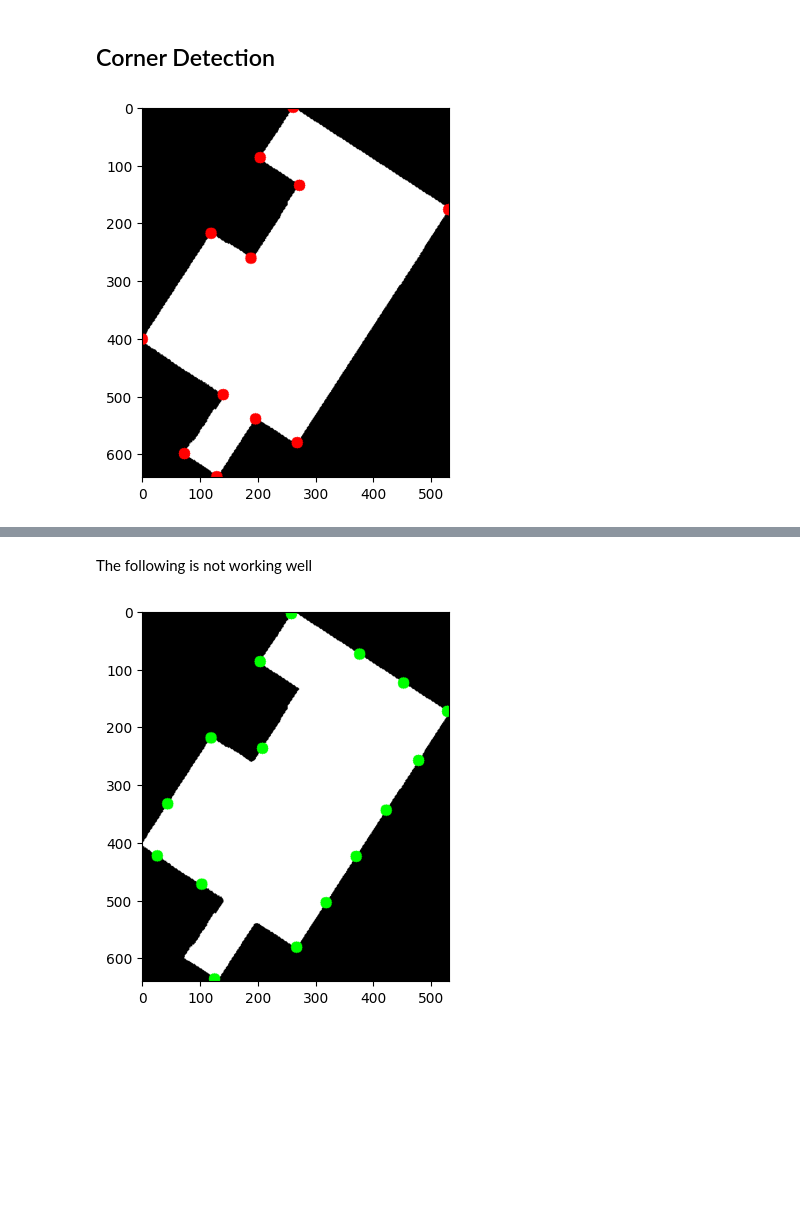
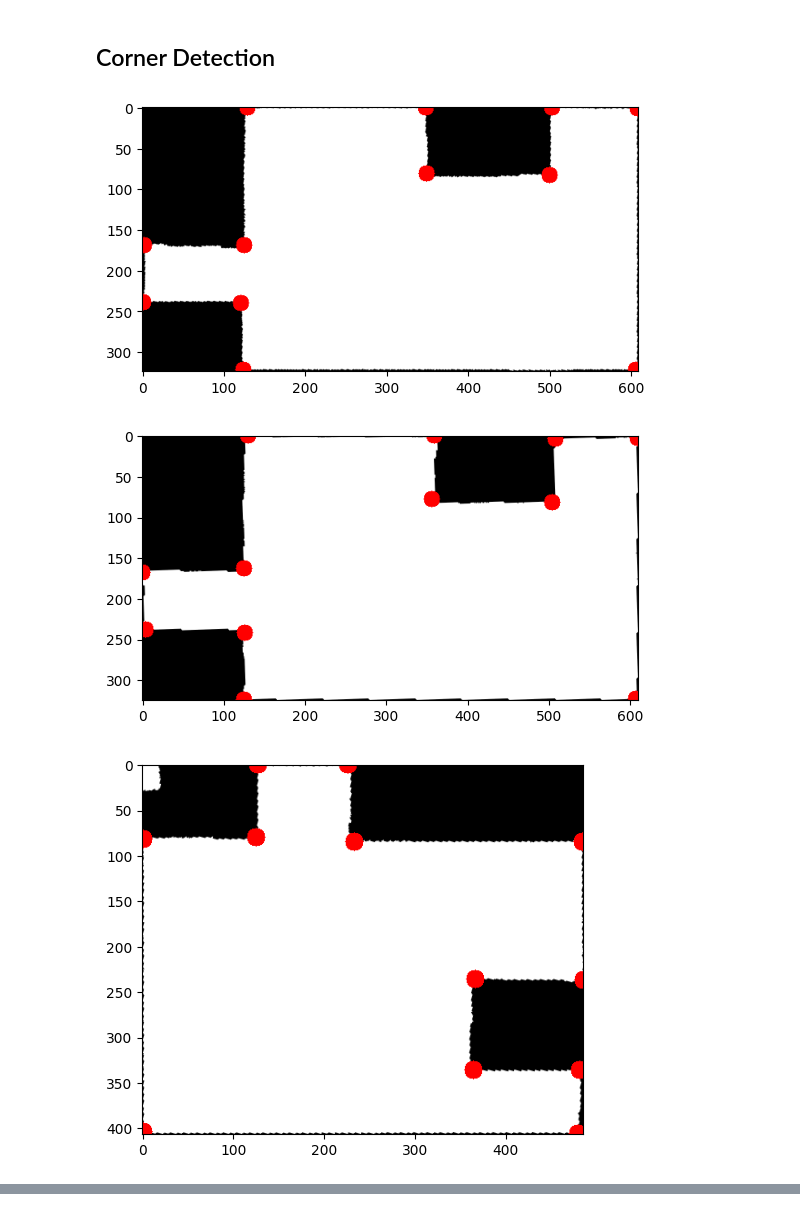
Before and after one commit to Mcapozzolo/PuzzleSimulator, a Jupyter notebook: image_processing/poc_opencv_01.ipynb, the cells around one changed output, grey strips where cells are left out. Saved outputs shown, nothing was run; the diff lists cells and outputs as text; code cells hidden in the pictures; blank space fills up the shorter version.

Commit message:
Improve piece detection

```diff
--- a/image_processing/poc_opencv_01.ipynb
+++ b/image_processing/poc_opencv_01.ipynb
@@ -38,11 +38,3 @@ def draw_bounding_boxes(image, boxes):
     return image
 
 contours, _ = cv2.findContours(thresh, cv2.RETR_EXTERNAL, cv2.CHAIN_APPROX_SIMPLE)
-
-pieces_image = image.copy()
-for i, c in enumerate(contours):
-    x, y, w, h = cv2.boundingRect(c)
-    cv2.rectangle(pieces_image, (x, y), (x + w, y + h), (0, 0, 255), 2)
-    cv2.putText(pieces_image, f"Piece {i+1}", (x, y - 10), cv2.FONT_HERSHEY_SIMPLEX, 0.6, (0, 0, 255), 2)
-
-show_image(pieces_image)
@@ -51,9 +40,0 @@ show_image(pieces_image)
-# %%
-pieces = []
-
-for c in contours:
-    x, y, w, h = cv2.boundingRect(c)
-    piece = thresh[y:y+h, x:x+w]
-    pieces.append(piece)
-
-    show_image(piece)
@@ -64,0 +81,3 @@ for c in contours:
+# %%
+for p in pieces:
+    show_image(p)
@@ -65,20 +92,21 @@ for c in contours:
 # %% [markdown]
 ## Corner Detection
 # %%
-example_piece = pieces[0]
+for p in pieces:
+    piece_contour, _ = cv2.findContours(p, cv2.RETR_EXTERNAL, cv2.CHAIN_APPROX_SIMPLE)
+    piece_contour = piece_contour[0]
 
-piece_contour, _ = cv2.findContours(example_piece, cv2.RETR_EXTERNAL, cv2.CHAIN_APPROX_SIMPLE)
-piece_contour = piece_contour[0]
+    epsilon = 0.01 * cv2.arcLength(piece_contour, True)
+    approx = cv2.approxPolyDP(piece_contour, epsilon, True)
 
-epsilon = 0.01 * cv2.arcLength(piece_contour, True)
-approx = cv2.approxPolyDP(piece_contour, epsilon, True)
+    corners = []
+    example_piece_image = cv2.cvtColor(p.copy(), cv2.COLOR_GRAY2RGB)
+    for (x, y) in approx.reshape(-1, 2):
+        corners.append((x, y))
+        cv2.circle(example_piece_image, (x, y), 10, (0, 0, 255), -1)
 
-corners = []
-example_piece_image = cv2.cvtColor(example_piece.copy(), cv2.COLOR_GRAY2RGB)
-for (x, y) in approx.reshape(-1, 2):
-    corners.append((x, y))
-    cv2.circle(example_piece_image, (x, y), 10, (0, 0, 255), -1)
-
-show_image(example_piece_image)
+    show_image(example_piece_image)
 # %% [output]
-[figure, old version]
+[figure, new version]
+[figure, added]
+[figure, added]
@@ -85,17 +114,3 @@ show_image(example_piece_image)
-# %% [markdown]
-The following is not working well
-# %%
-corners = cv2.goodFeaturesToTrack(example_piece, maxCorners=50, qualityLevel=0.05, minDistance=90)
-corners = np.astype(corners, int)
-
-example_piece_image = cv2.cvtColor(example_piece.copy(), cv2.COLOR_GRAY2RGB)
-for c in corners:
-    x, y = c.ravel()
-    cv2.circle(example_piece_image, (x, y), 10, (0, 255, 0), -1)
-
-show_image(example_piece_image)
-# %% [output]
-[figure, removed]
 # %% [markdown]
 ## Detecting the 4 Piece Corners
 
```
Also changed, not shown: parts of 10 cells of this notebook.
